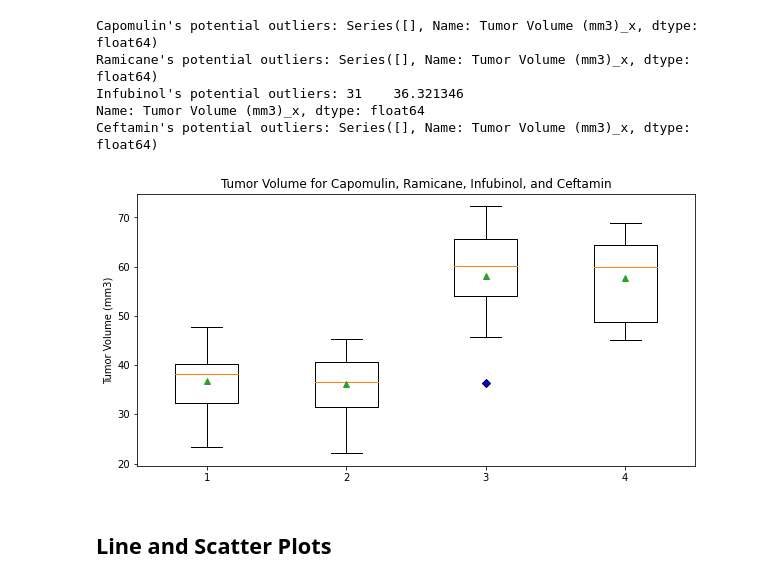
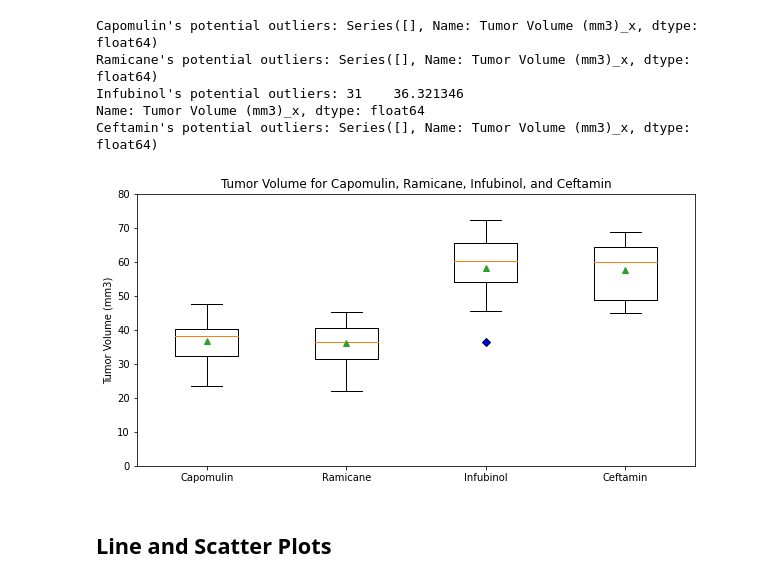
Before and after one commit to christypatrick/Pymaceuticals, a Jupyter notebook: pymaceuticals_starter.ipynb, the cells around one changed output. Drawn from its saved outputs; the diff is of its cells as text; code cells hidden in the pictures.

```diff
--- a/pymaceuticals_starter.ipynb
+++ b/pymaceuticals_starter.ipynb
@@ -364,21 +343,25 @@ Ceftamin's potential outliers: Series([], Name: Tumor Volume (mm3)_x, dtype: flo
 # %%
 # Generate a box plot of the final tumor volume of each mouse across four regimens of interest
 
 #Format of the outlier(s)
 blue_diamond = dict(markerfacecolor='b', marker="D")
 
 # Set the size of the plot (width, height)
 plt.figure(figsize=(10,5))
 
 # Set title/labels
 plt.title("Tumor Volume for Capomulin, Ramicane, Infubinol, and Ceftamin")
 plt.ylabel("Tumor Volume (mm3)")
 
 # Create boxplot
-plt.boxplot(tumor_vol_data, showmeans=True, flierprops=blue_diamond)
+plt.boxplot(tumor_vol_data, labels=treatment_list, showmeans=True, flierprops=blue_diamond)
+
+# Set the chart Y limits
+plt.ylim(0, 80)
+
 plt.show()
 # %% [output]
-[figure, old version]
+[figure, new version]
 # %% [markdown]
 ## Line and Scatter Plots
 # %%
```
Also changed, not shown: parts of 18 cells of this notebook.
